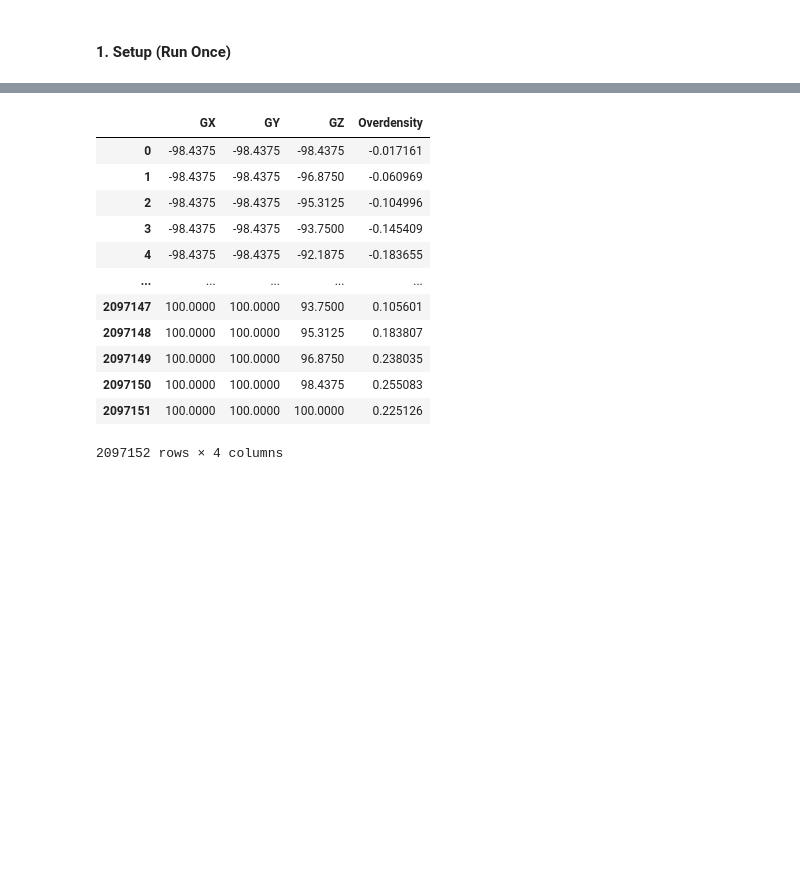
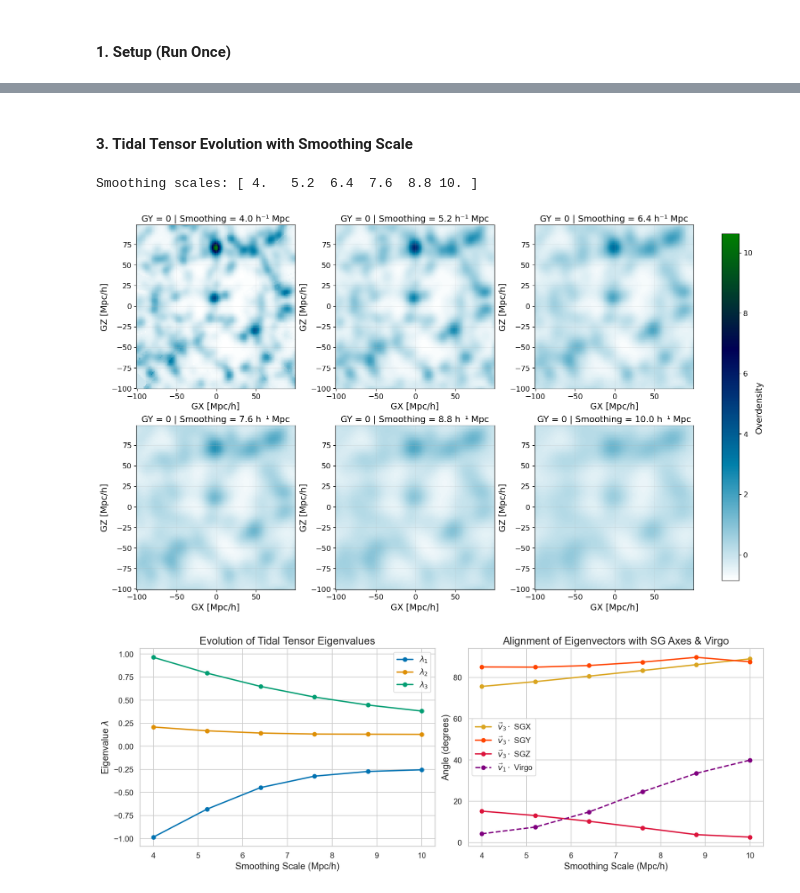
Before and after one commit to Deepnika/Large-Scale-TDT-at-LG, a Jupyter notebook: 1. All Results.ipynb, the cells around one changed output, grey strips where cells are left out. Cells and saved outputs as stored; diff of their text form; code cells hidden in the pictures; blank space fills up the shorter version.

```diff
--- a/1. All Results.ipynb
+++ b/1. All Results.ipynb
@@ -33,16 +95,15 @@ df
+# %% [markdown]
+#### 3. Tidal Tensor Evolution with Smoothing Scale
 # %%
-df
+from visualize_slices import create_and_plot_slices_with_smoothing
+from tidal_tensor_with_smoothing import tidal_tensor_with_smoothing_scales, plot_tidal_tensor_evolution_with_smoothing_scales
+
+df = df_original.copy(deep=True)
+
+df_dict = create_and_plot_slices_with_smoothing(df, N=128, L=200000.0, plot=True)
+df_all = tidal_tensor_with_smoothing_scales(df_dict)
+_ = plot_tidal_tensor_evolution_with_smoothing_scales(df_all)
 # %% [output]
-|  | GX | GY | GZ | Overdensity |
-| 0 | -98.4375 | -98.4375 | -98.4375 | -0.017161 |
-| 1 | -98.4375 | -98.4375 | -96.8750 | -0.060969 |
-| 2 | -98.4375 | -98.4375 | -95.3125 | -0.104996 |
-| 3 | -98.4375 | -98.4375 | -93.7500 | -0.145409 |
-| 4 | -98.4375 | -98.4375 | -92.1875 | -0.183655 |
-| ... | ... | ... | ... | ... |
-| 2097147 | 100.0000 | 100.0000 | 93.7500 | 0.105601 |
-| 2097148 | 100.0000 | 100.0000 | 95.3125 | 0.183807 |
-| 2097149 | 100.0000 | 100.0000 | 96.8750 | 0.238035 |
-| 2097150 | 100.0000 | 100.0000 | 98.4375 | 0.255083 |
-| 2097151 | 100.0000 | 100.0000 | 100.0000 | 0.225126 |
-2097152 rows × 4 columns
+Smoothing scales: [ 4.   5.2  6.4  7.6  8.8 10. ]
+[figure, added]
+[figure, added]
```
Also changed, not shown: parts of 11 cells of this notebook, 4 other files.
